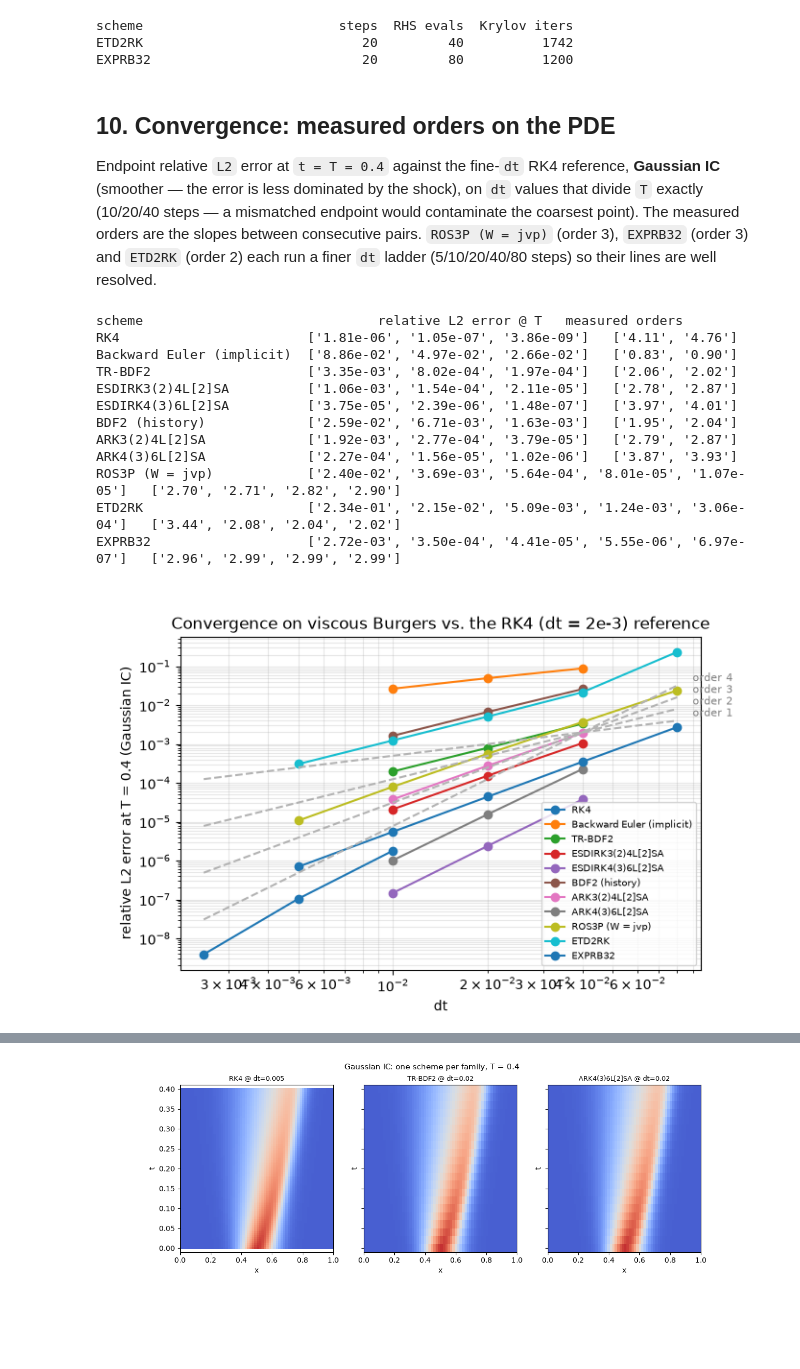
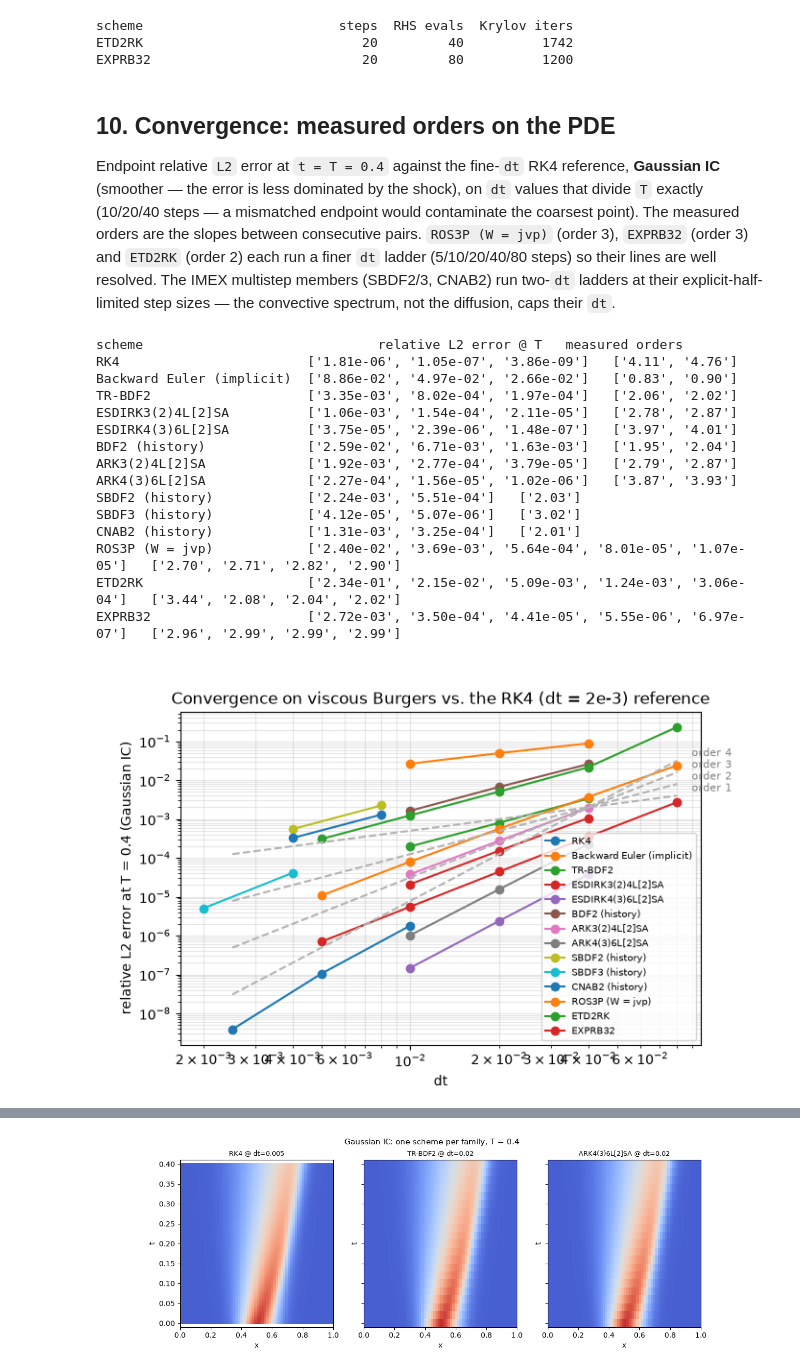
Before and after one commit to wi-re/warpSPHIntegrators, a Jupyter notebook: viscous_burgers_demo.ipynb, the cells around one changed output, grey strips where cells are left out. Drawn from its saved outputs; the diff is of its cells as text; code cells hidden in the pictures; blank space fills up the shorter version.

```diff
--- a/viscous_burgers_demo.ipynb
+++ b/viscous_burgers_demo.ipynb
@@ -395,9 +419,12 @@ imexRuns = {
     f'IMEX Euler @ dt={DT_STIFF:g}': runTrajectory('IMEX Euler', DT_STIFF, T, imex_rhs, makeSine),
     f'ARK3(2)4L[2]SA @ dt={DT_STIFF:g}': runTrajectory('ARK3(2)4L[2]SA', DT_STIFF, T, imex_rhs, makeSine),
     f'ARK4(3)6L[2]SA @ dt={DT_STIFF:g}': runTrajectory('ARK4(3)6L[2]SA', DT_STIFF, T, imex_rhs, makeSine),
+    f'SBDF2 @ dt=0.008 (history)': runTrajectory('SBDF2', 0.008, T, imex_rhs, makeSine, history=True),
+    f'SBDF3 @ dt=0.004 (history)': runTrajectory('SBDF3', 0.004, T, imex_rhs, makeSine, history=True),
+    f'CNAB2 @ dt=0.008 (history)': runTrajectory('CNAB2', 0.008, T, imex_rhs, makeSine, history=True),
 }
 
-fig, axes = plt.subplots(1, 3, figsize=(13, 4.2), sharey=True)
+fig, axes = plt.subplots(1, 6, figsize=(25, 4.2), sharey=True)
 for ax, (title, (times, U, *_)) in zip(axes, imexRuns.items()):
     spacetime(ax, times, U, title)
 fig.suptitle(f'IMEX family (N explicit / L implicit), sine IC, T = {T}', fontsize=11)
@@ -565,7 +606,9 @@ shock), on `dt` values that divide `T` exactly (10/20/40 steps — a mismatched
 endpoint would contaminate the coarsest point). The measured orders are the
 slopes between consecutive pairs. `ROS3P (W = jvp)` (order 3), `EXPRB32`
 (order 3) and `ETD2RK` (order 2) each run a finer `dt` ladder
-(5/10/20/40/80 steps) so their lines are well resolved.
+(5/10/20/40/80 steps) so their lines are well resolved. The IMEX multistep
+members (SBDF2/3, CNAB2) run two-`dt` ladders at their explicit-half-limited
+step sizes — the convective spectrum, not the diffusion, caps their `dt`.
 # %%
 t_gref, Ug_ref, _, _ = runTrajectory('RK4', 2e-3, T, problem.rhs, makeGauss)
 
@@ -580,6 +623,9 @@ convRuns = [
     ('BDF2 (history)',          'BDF2',                    [0.04, 0.02, 0.01],    problem.rhs, True,  {}),
     ('ARK3(2)4L[2]SA',          'ARK3(2)4L[2]SA',          [0.04, 0.02, 0.01],    imex_rhs,    False, {}),
     ('ARK4(3)6L[2]SA',          'ARK4(3)6L[2]SA',          [0.04, 0.02, 0.01],    imex_rhs,    False, {}),
+    ('SBDF2 (history)',         'SBDF2',                   [0.008, 0.004],        imex_rhs,    True,  {}),
+    ('SBDF3 (history)',         'SBDF3',                   [0.004, 0.002],        imex_rhs,    True,  {}),
+    ('CNAB2 (history)',         'CNAB2',                   [0.008, 0.004],        imex_rhs,    True,  {}),
     ('ROS3P (W = jvp)',         'ROS3P',                   [0.08, 0.04, 0.02, 0.01, 0.005], problem.rhs, False, {'w': 'jvp'}),
     ('ETD2RK',                  'ETD2RK',                  [0.08, 0.04, 0.02, 0.01, 0.005], problem.rhs, False, {}),
     ('EXPRB32',                 'EXPRB32',                 [0.08, 0.04, 0.02, 0.01, 0.005], problem.rhs, False, {}),
@@ -597,34 +643,37 @@ for label, name, dts, f, hist, kw in convRuns:
     convData[label] = (dts, errs)
     print(f"{label:26s} {['%.2e' % e for e in errs]}   {['%.2f' % o for o in orders]}")
 
 fig, ax = plt.subplots(figsize=(7, 4.5))
 for name, (dts, errs) in convData.items():
     ax.loglog(dts, errs, 'o-', label=name)
 x0 = 0.04
 for p in (1, 2, 3, 4):
     xs = np.array([x0 / 16, 2 * x0])
     ys = 2e-3 * (xs / x0) ** p
     ax.loglog(xs, ys, '--', c='0.7')
     ax.text(2 * x0 * 1.12, ys[1] * 1.3, f'order {p}', fontsize=8, c='0.5')
 ax.set_xlabel('dt')
 ax.set_ylabel('relative L2 error at T = 0.4 (Gaussian IC)')
 ax.set_title('Convergence on viscous Burgers vs. the RK4 (dt = 2e-3) reference')
 ax.legend(fontsize=7); ax.grid(True, which='both', alpha=0.3)
 plt.show()
 # %% [output]
 scheme                              relative L2 error @ T   measured orders
 RK4                        ['1.81e-06', '1.05e-07', '3.86e-09']   ['4.11', '4.76']
 Backward Euler (implicit)  ['8.86e-02', '4.97e-02', '2.66e-02']   ['0.83', '0.90']
 TR-BDF2                    ['3.35e-03', '8.02e-04', '1.97e-04']   ['2.06', '2.02']
 ESDIRK3(2)4L[2]SA          ['1.06e-03', '1.54e-04', '2.11e-05']   ['2.78', '2.87']
 ESDIRK4(3)6L[2]SA          ['3.75e-05', '2.39e-06', '1.48e-07']   ['3.97', '4.01']
 BDF2 (history)             ['2.59e-02', '6.71e-03', '1.63e-03']   ['1.95', '2.04']
 ARK3(2)4L[2]SA             ['1.92e-03', '2.77e-04', '3.79e-05']   ['2.79', '2.87']
 ARK4(3)6L[2]SA             ['2.27e-04', '1.56e-05', '1.02e-06']   ['3.87', '3.93']
+SBDF2 (history)            ['2.24e-03', '5.51e-04']   ['2.03']
+SBDF3 (history)            ['4.12e-05', '5.07e-06']   ['3.02']
+CNAB2 (history)            ['1.31e-03', '3.25e-04']   ['2.01']
 ROS3P (W = jvp)            ['2.40e-02', '3.69e-03', '5.64e-04', '8.01e-05', '1.07e-05']   ['2.70', '2.71', '2.82', '2.90']
 ETD2RK                     ['2.34e-01', '2.15e-02', '5.09e-03', '1.24e-03', '3.06e-04']   ['3.44', '2.08', '2.04', '2.02']
 EXPRB32                    ['2.72e-03', '3.50e-04', '4.41e-05', '5.55e-06', '6.97e-07']   ['2.96', '2.99', '2.99', '2.99']
-[figure, old version]
+[figure, new version]
 # %% [markdown]
 **Reading the plot:** the measured orders are the advertised ones on a
 physical PDE — RK4 → ~4, ESDIRK4/ARK4 → ~4, TR-BDF2/BDF2 → ~2,
```
Also changed, not shown: parts of 8 cells of this notebook, 12 other files.
